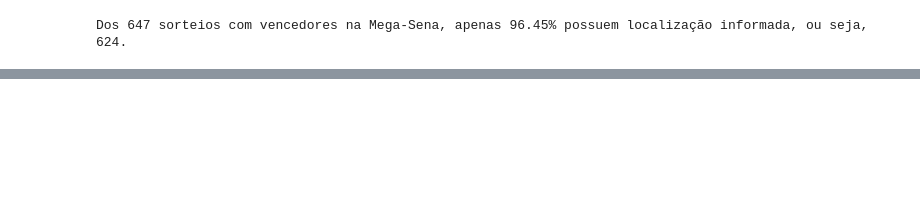
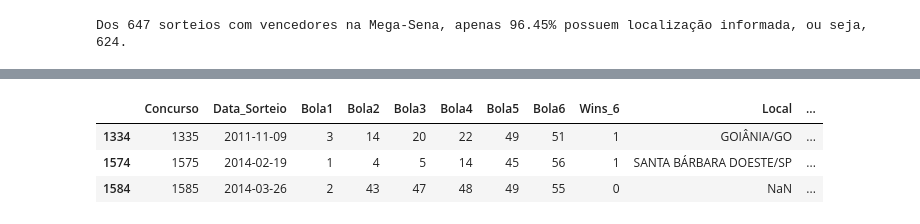
Before and after one commit to zf0rest/megasena_science, a Jupyter notebook: notebooks/analise.ipynb, the cells around one changed output, grey strips where cells are left out. Saved outputs shown, nothing was run; the diff lists cells and outputs as text; code cells hidden in the pictures; blank space fills up the shorter version.

```diff
--- a/notebooks/analise.ipynb
+++ b/notebooks/analise.ipynb
@@ -270,0 +305,8 @@ Descobrimos que a variável que indica localidade se refere apenas à categoria
+# %%
+TV_comments = df[df.get('Obs').str.contains('TV', na=False)] #tratando os NA's como False pra não quebrar o código
+TV_comments.sample(3)
+# %% [output]
+|  | Concurso | Data_Sorteio | Bola1 | Bola2 | Bola3 | Bola4 | Bola5 | Bola6 | Wins_6 | Local | ... |
+| 1334 | 1335 | 2011-11-09 | 3 | 14 | 20 | 22 | 49 | 51 | 1 | GOIÂNIA/GO | ... |
+| 1574 | 1575 | 2014-02-19 | 1 | 4 | 5 | 14 | 45 | 56 | 1 | SANTA BÁRBARA DOESTE/SP | ... |
+| 1584 | 1585 | 2014-03-26 | 2 | 43 | 47 | 48 | 49 | 55 | 0 | NaN | ... |
```
Also changed, not shown: parts of 8 cells of this notebook.
